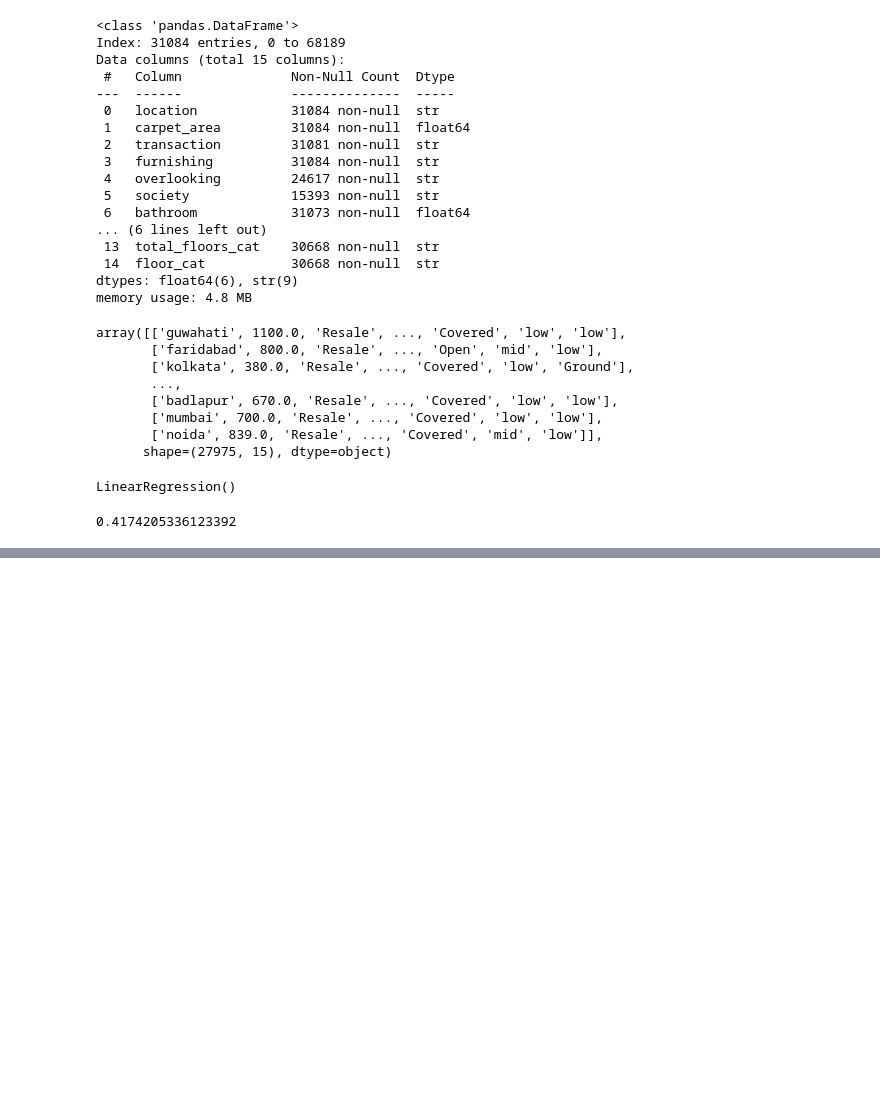
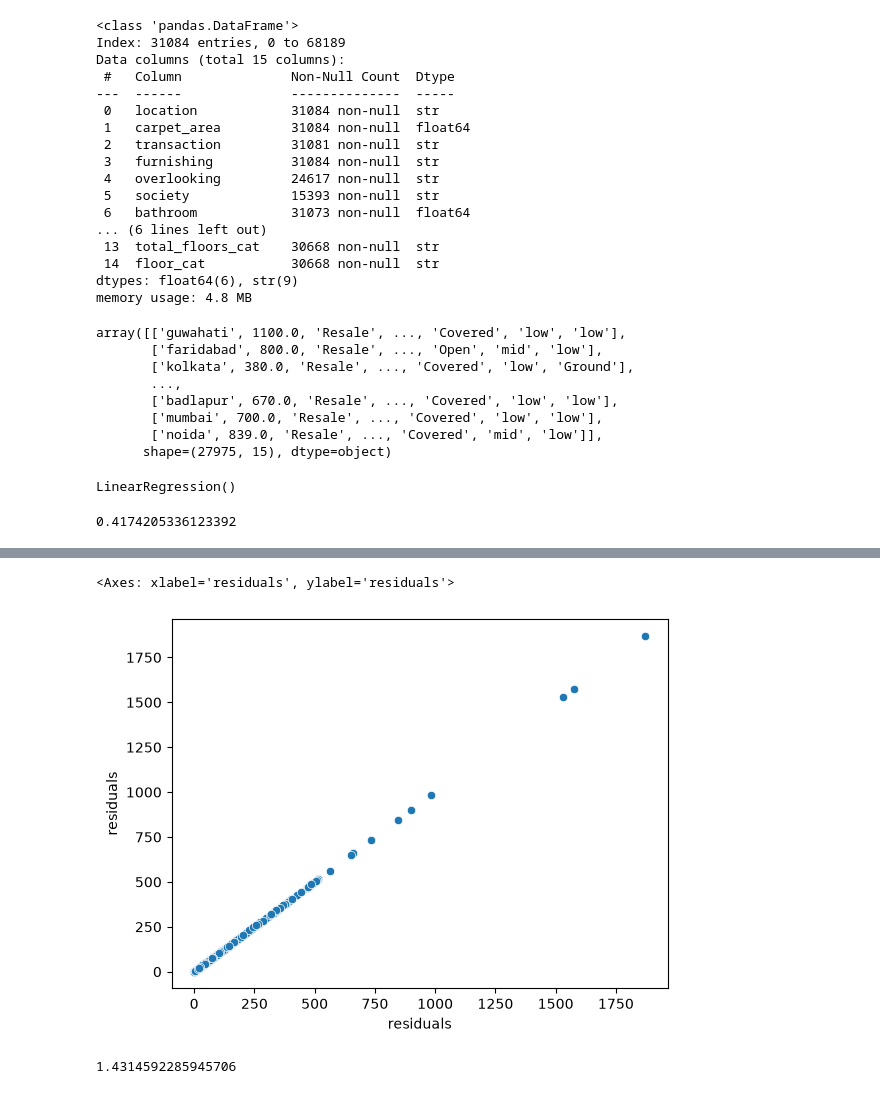
Before and after one commit to TalhaEjaz19040/house_price_prediction, a Jupyter notebook: notebooks/feature_engineering.ipynb, the cells around one changed output, grey strips where cells are left out. Cells and saved outputs as stored; diff of their text form; code cells hidden in the pictures; blank space fills up the shorter version.

```diff
--- a/notebooks/feature_engineering.ipynb
+++ b/notebooks/feature_engineering.ipynb
@@ -737,0 +767,11 @@ RMSE: 104.77452399039566
+# %%
+sns.scatterplot(x= data['residuals'][:-1], y= data['residuals'][1:])
+# %% [output]
+<Axes: xlabel='residuals', ylabel='residuals'>
+[figure, added]
+# %%
+from statsmodels.stats.stattools import durbin_watson
+
+print(durbin_watson(data['residuals']))
+# %% [output]
+1.4314592285945706
```
Also changed, not shown: parts of 9 cells of this notebook.
